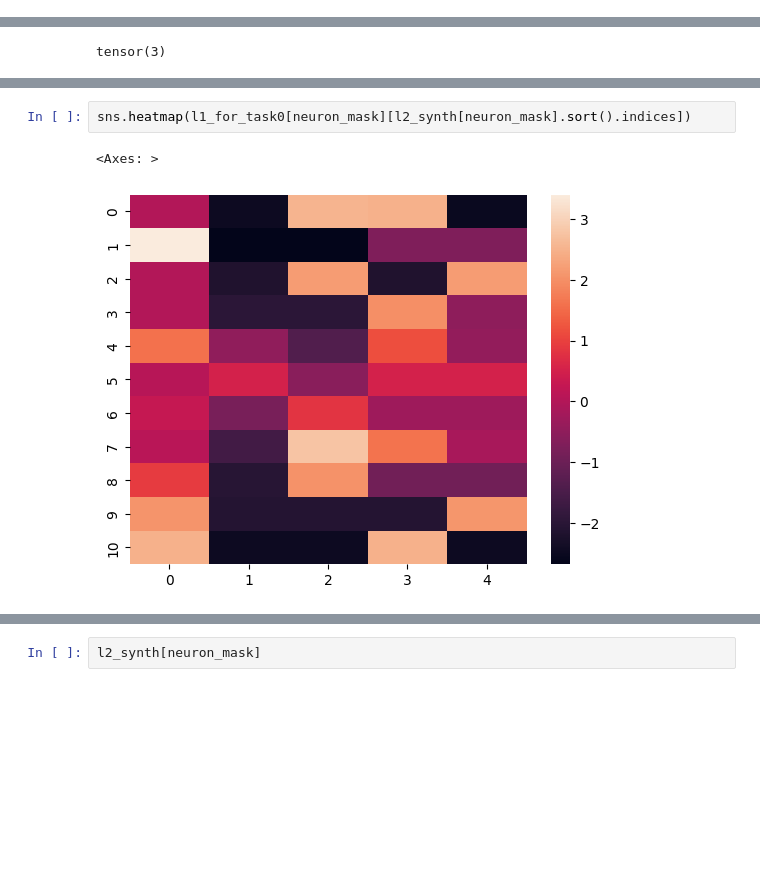
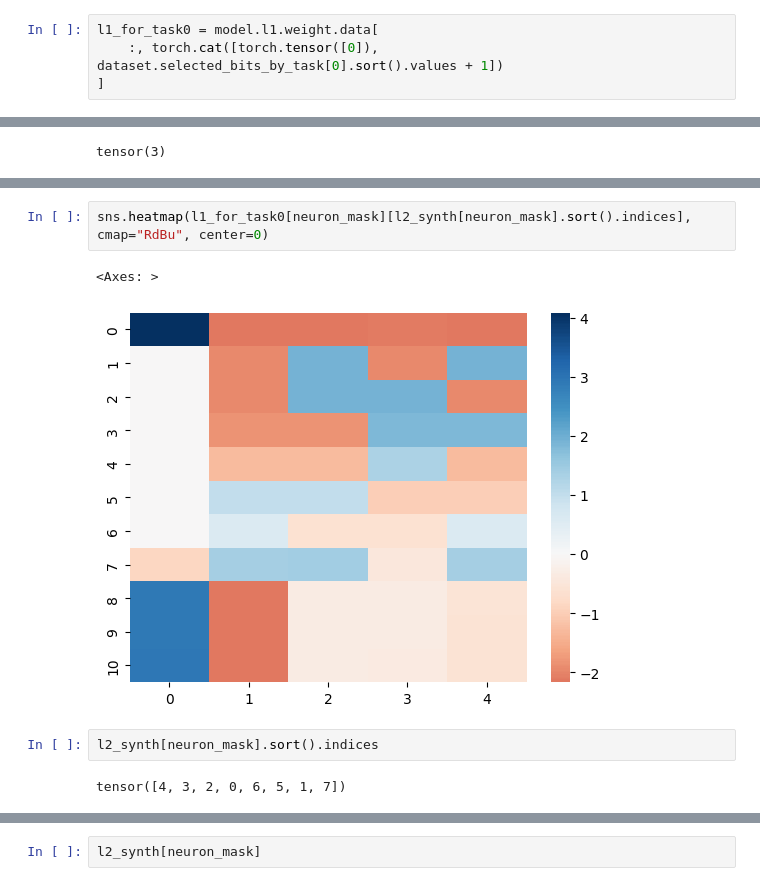
Before and after one commit to jackpeck/spd, a Jupyter notebook: spd/experiments/multitask_sparse_parity/examining_how_mtsp_model_works.ipynb, the cells around one changed output, grey strips where cells are left out. Drawn from its saved outputs; the diff is of its cells as text; blank space fills up the shorter version.

```diff
--- a/spd/experiments/multitask_sparse_parity/examining_how_mtsp_model_works.ipynb
+++ b/spd/experiments/multitask_sparse_parity/examining_how_mtsp_model_works.ipynb
@@ -47,0 +55,4 @@ l2_synth = model.l2.weight.data[0] - model.l2.weight.data[1]
+# %%
+l1_for_task0 = model.l1.weight.data[
+    :, torch.cat([torch.tensor([0]), dataset.selected_bits_by_task[0].sort().values + 1])
+]
@@ -180,8 +229,12 @@ sns.heatmap(l1_for_task0[neuron_mask])
 # %%
-sns.heatmap(l1_for_task0[neuron_mask][l2_synth[neuron_mask].sort().indices])
+sns.heatmap(l1_for_task0[neuron_mask][l2_synth[neuron_mask].sort().indices], cmap="RdBu", center=0)
 # %% [output]
 <Axes: >
-[figure, old version]
+[figure, new version]
+# %%
+l2_synth[neuron_mask].sort().indices
+# %% [output]
+tensor([4, 3, 2, 0, 6, 5, 1, 7])
 # %%
 task_ids = torch.tensor(0).repeat(2**config.n_xored_bits)
 bits = (
```
Also changed, not shown: parts of 49 cells of this notebook, 1 other file.
